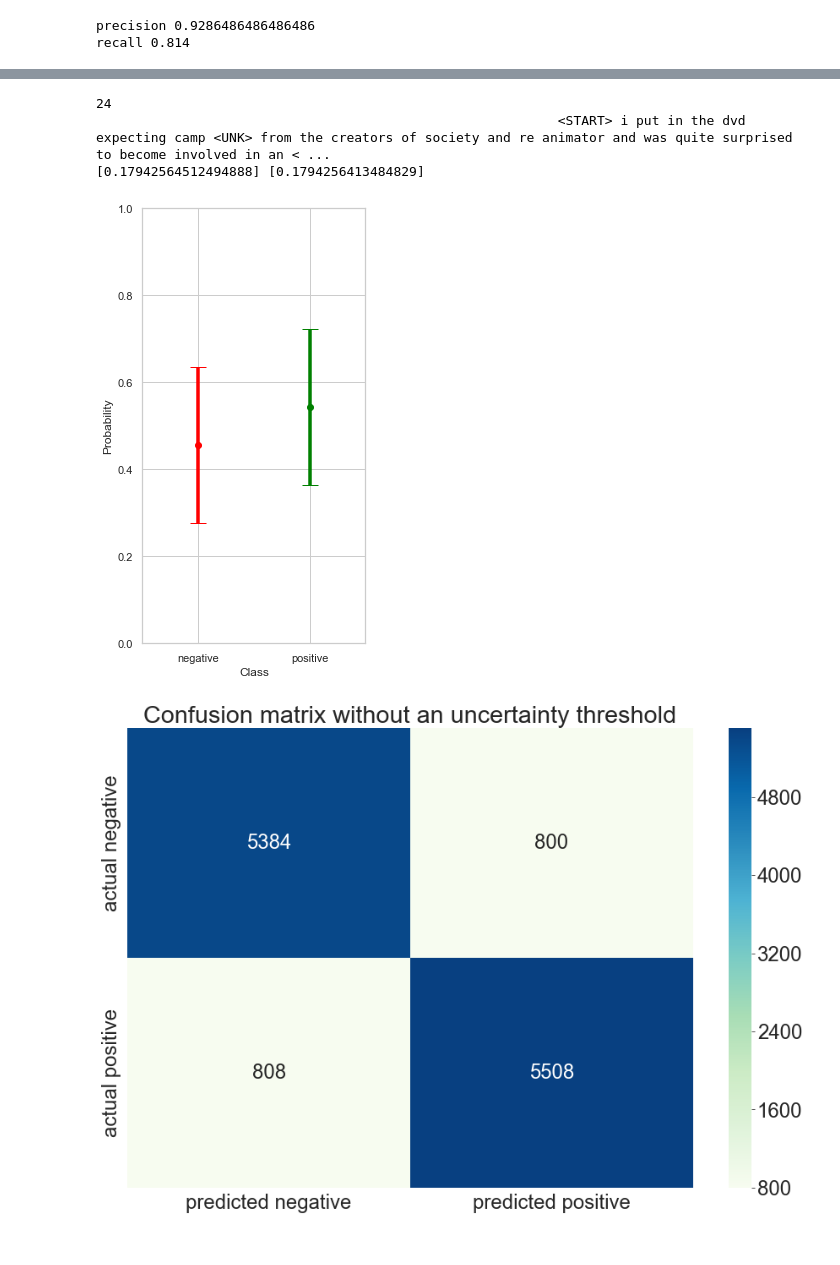
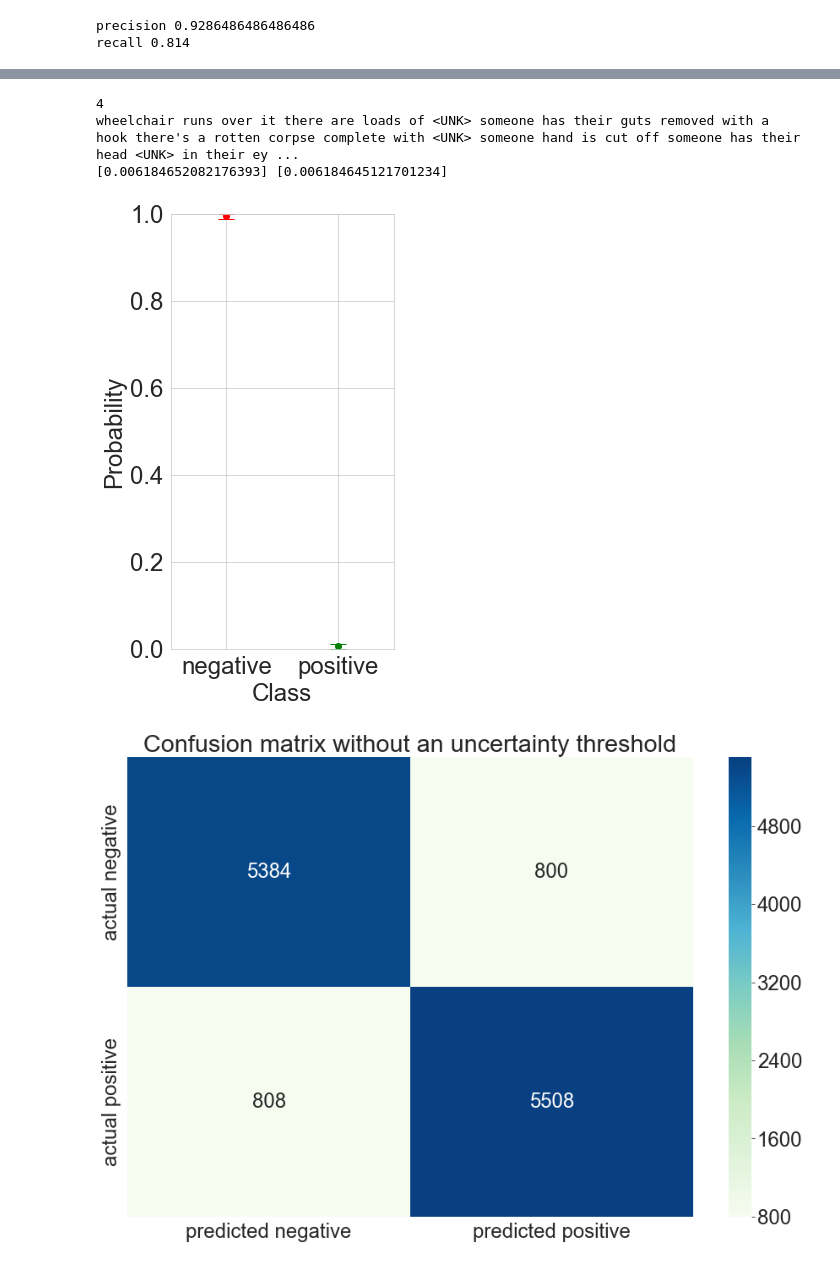
Before and after one commit to AxelBremer/DL4NLP, a Jupyter notebook: Joe.ipynb, the cells around one changed output, grey strips where cells are left out. Cells and saved outputs as stored; diff of their text form; code cells hidden in the pictures.

```diff
--- a/Joe.ipynb
+++ b/Joe.ipynb
@@ -119,0 +100,6 @@ datf
+# %%
+df['test'] = df.apply(classify, args=[1], axis=1)
+sortd = df.sort_values(['std0'])
+sortd = sortd[sortd['target'] != sortd['test']]
+sortd = sortd.reset_index(drop=True)
+sortd.head()
@@ -121,36 +114,36 @@ datf
 i = 0
 # %%
 print(i)
-s = df.iloc[i]
+s = sortd.iloc[i]
 print(s['text'])
 if s['target'] == 0:
     colors = ['green', 'red']
 else:
     colors = ['red', 'green']
 
 x_0 = [0]
 x_1 = [1]
 y_0 = [s['mean0']]
 y_1 = [s['mean1']]
 err_0 = [s['std0']*2]
 err_1 = [s['std1']*2]
 print(err_0, err_1)
 plt.figure(figsize=(4,8))
 plt.errorbar(x_0, y_0, yerr=err_0, fmt='o', capsize=8, color=colors[0])
 plt.errorbar(x_1, y_1, yerr=err_1, fmt='o', capsize=8, color=colors[1])
 
 plt.xticks([0, 1], ['negative', 'positive'])
 plt.ylim([0,1])
 plt.xlim([-0.5, 1.5])
 plt.xlabel('Class')
 plt.ylabel('Probability')
 
 i += 1
 # %% [output]
-24
-                                                           <START> i put in the dvd expecting camp <UNK> from the creators of society and re animator and was quite surprised to become involved in an < ...
-[0.17942564512494888] [0.1794256413484829]
+4
+wheelchair runs over it there are loads of <UNK> someone has their guts removed with a hook there's a rotten corpse complete with <UNK> someone hand is cut off someone has their head <UNK> in their ey ...
+[0.006184652082176393] [0.006184645121701234]
-[figure, old version]
+[figure, new version]
 # %%
 df['y_pred'] = df.apply(classify, args=[0.075], axis=1)
 
```
Also changed, not shown: parts of 3 cells of this notebook, 4 other files.
